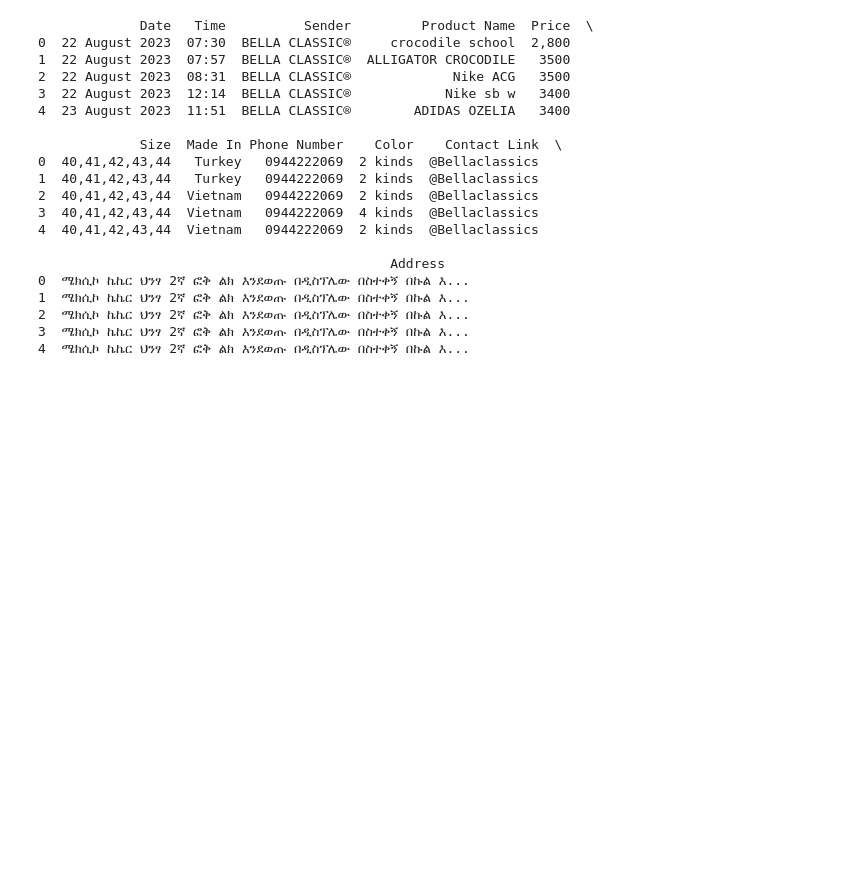
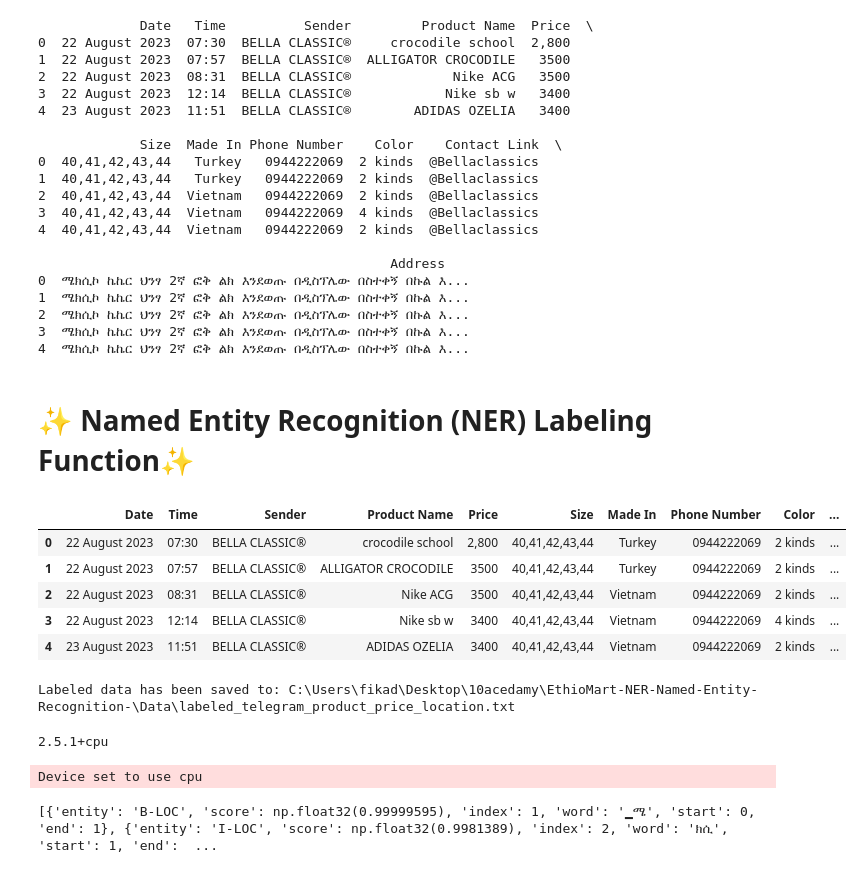
Before and after one commit to Elelanfik/EthioMart-NER-Named-Entity-Recognition-, a Jupyter notebook: Noteebook/Data Ingestion and Data Preprocessing.ipynb, the cells around one changed output. Drawn from its saved outputs; the diff is of its cells as text; code cells hidden in the pictures; blank space fills up the shorter version.

Commit message:
Added retry logic for model loading and integrated NER pipeline

```diff
--- a/Noteebook/Data Ingestion and Data Preprocessing.ipynb
+++ b/Noteebook/Data Ingestion and Data Preprocessing.ipynb
@@ -292,3 +290,13 @@ print(telegram_data.head())
 2  ሜክሲኮ ኬኬር ህንፃ 2ኛ ፎቅ ልክ እንደወጡ በዲስፕሌው በስተቀኝ በኩል እ...
 3  ሜክሲኮ ኬኬር ህንፃ 2ኛ ፎቅ ልክ እንደወጡ በዲስፕሌው በስተቀኝ በኩል እ...
 4  ሜክሲኮ ኬኬር ህንፃ 2ኛ ፎቅ ልክ እንደወጡ በዲስፕሌው በስተቀኝ በኩል እ...
+# %% [markdown]
+<style>
+    h1 {
+        color: #ffaa00;
+        text-shadow: 2px 2px 5px #000;
+        font-family: "Comic Sans MS", sans-serif;
+    }
+</style>
+
+<h1>✨    Named Entity Recognition (NER) Labeling Function✨</h1>
@@ -294,0 +344,27 @@ print(telegram_data.head())
+# %%
+# Apply the updated function to the non-null messages
+telegram_data['Labeled_Address'] = telegram_data['Address'].apply(label_message_utf8_with_birr)
+
+# Display the updated DataFrame
+telegram_data.head()
+# %% [output]
+|  | Date | Time | Sender | Product Name | Price | Size | Made In | Phone Number | Color | ... |
+| 0 | 22 August 2023 | 07:30 | BELLA CLASSIC® | crocodile school | 2,800 | 40,41,42,43,44 | Turkey | 0944222069 | 2 kinds | ... |
+| 1 | 22 August 2023 | 07:57 | BELLA CLASSIC® | ALLIGATOR CROCODILE | 3500 | 40,41,42,43,44 | Turkey | 0944222069 | 2 kinds | ... |
+| 2 | 22 August 2023 | 08:31 | BELLA CLASSIC® | Nike ACG | 3500 | 40,41,42,43,44 | Vietnam | 0944222069 | 2 kinds | ... |
+| 3 | 22 August 2023 | 12:14 | BELLA CLASSIC® | Nike sb w | 3400 | 40,41,42,43,44 | Vietnam | 0944222069 | 4 kinds | ... |
+| 4 | 23 August 2023 | 11:51 | BELLA CLASSIC® | ADIDAS OZELIA | 3400 | 40,41,42,43,44 | Vietnam | 0944222069 | 2 kinds | ... |
+# %%
+
+# Define the directory and file path
+output_dir = r"C:\Users\fikad\Desktop\10acedamy\EthioMart-NER-Named-Entity-Recognition-\Data"
+labeled_data_birr_path = os.path.join(output_dir, 'labeled_telegram_product_price_location.txt')
+
+# Save the updated labeled dataset to a file in CoNLL format
+with open(labeled_data_birr_path, 'w', encoding='utf-8') as f:
+    for index, row in telegram_data.iterrows():
+        f.write(f"{row['Labeled_Address']}\n\n")
+
+print(f"Labeled data has been saved to: {labeled_data_birr_path}")
+# %% [output]
+Labeled data has been saved to: C:\Users\fikad\Desktop\10acedamy\EthioMart-NER-Named-Entity-Recognition-\Data\labeled_telegram_product_price_location.txt
@@ -294,0 +373,5 @@ print(telegram_data.head())
+# %%
+import torch
+print(torch.__version__)
+# %% [output]
+2.5.1+cpu
@@ -294,0 +382,18 @@ print(telegram_data.head())
+# %%
+# Retry decorator
+@retry(stop=stop_after_attempt(5), wait=wait_exponential(multiplier=1, min=2, max=10))
+def load_model():
+    tokenizer = AutoTokenizer.from_pretrained("masakhane/afroxlmr-large-ner-masakhaner-1.0_2.0")
+    model = AutoModelForTokenClassification.from_pretrained("masakhane/afroxlmr-large-ner-masakhaner-1.0_2.0")
+    return tokenizer, model
+
+tokenizer, model = load_model()
+nlp = pipeline("ner", model=model, tokenizer=tokenizer)
+
+# Example usage
+example = telegram_data['Address'][10]
+ner_results = nlp(example)
+print(ner_results)
+# %% [output]
+Device set to use cpu
+[{'entity': 'B-LOC', 'score': np.float32(0.99999595), 'index': 1, 'word': '▁ሜ', 'start': 0, 'end': 1}, {'entity': 'I-LOC', 'score': np.float32(0.9981389), 'index': 2, 'word': 'ክሲ', 'start': 1, 'end':  ...
```
Also changed, not shown: parts of 6 cells of this notebook, 1 other file.
